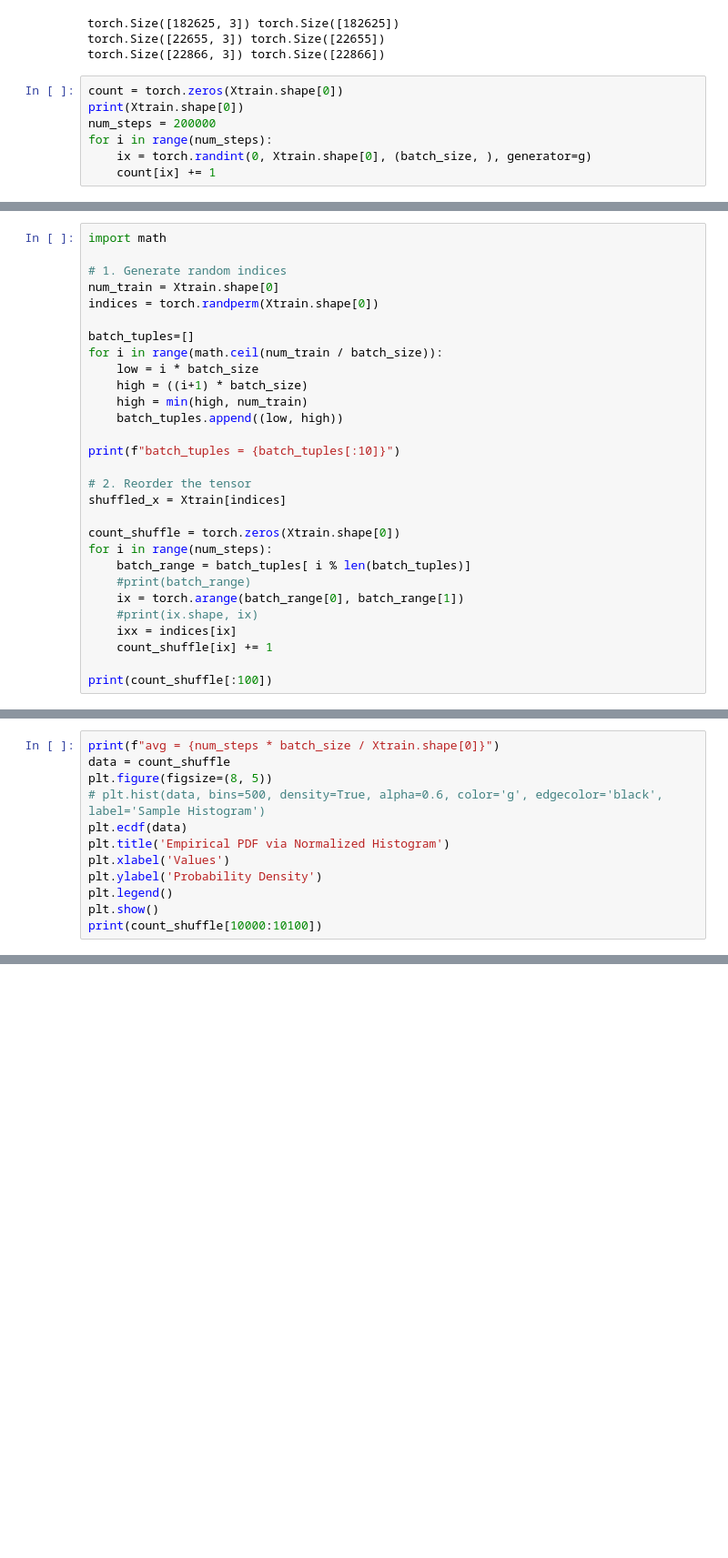
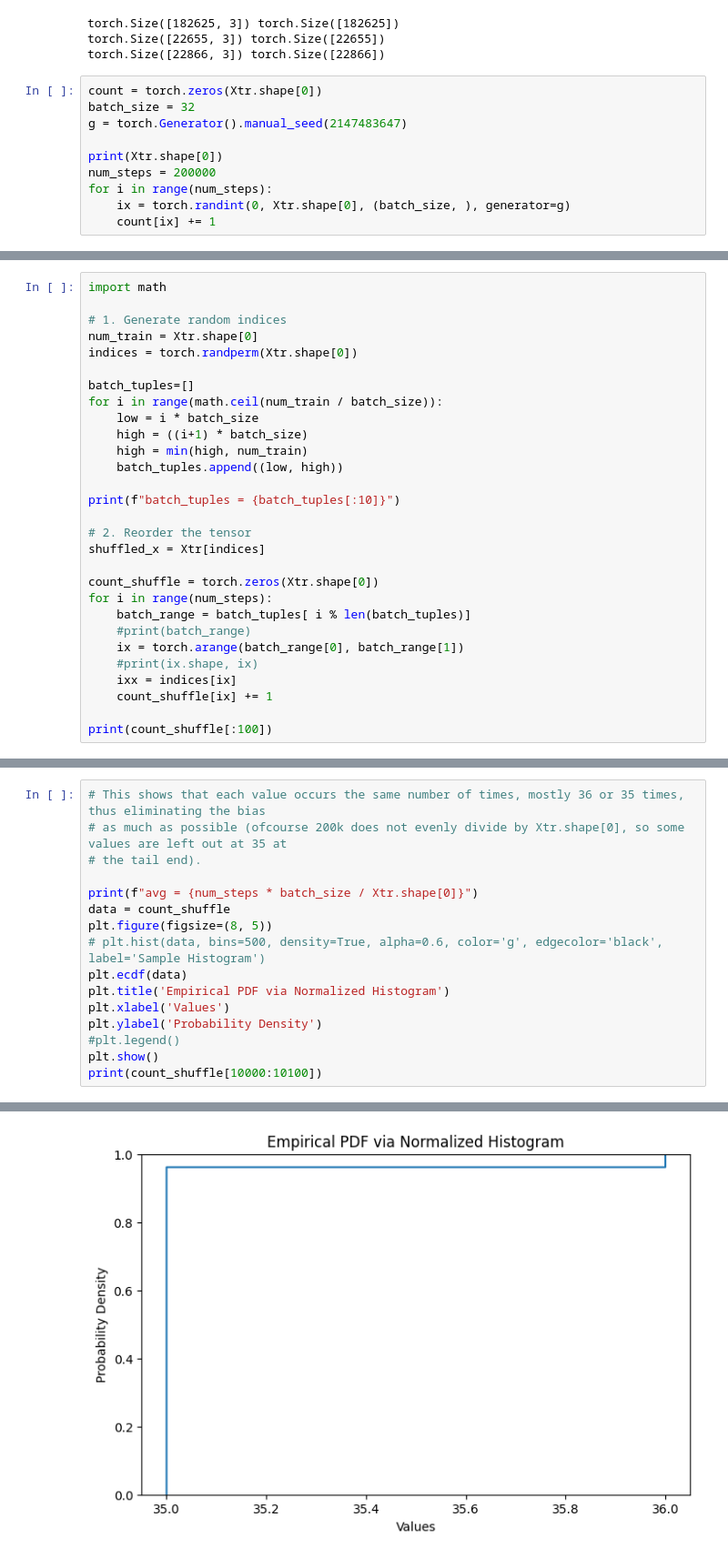
Before and after one commit to nashfn/nashgrad, a Jupyter notebook: nash_makemore_bias_demo.ipynb, the cells around one changed output, grey strips where cells are left out. Shown at 91% size. Cells and saved outputs as stored; diff of their text form; blank space fills up the shorter version.

Commit message:
update with charts

```diff
--- a/nash_makemore_bias_demo.ipynb
+++ b/nash_makemore_bias_demo.ipynb
@@ -62,9 +62,12 @@ torch.Size([182625, 3]) torch.Size([182625])
 torch.Size([22655, 3]) torch.Size([22655])
 torch.Size([22866, 3]) torch.Size([22866])
 # %%
-count = torch.zeros(Xtrain.shape[0])
-print(Xtrain.shape[0])
+count = torch.zeros(Xtr.shape[0])
+batch_size = 32
+g = torch.Generator().manual_seed(2147483647)
+
+print(Xtr.shape[0])
 num_steps = 200000
 for i in range(num_steps):
-    ix = torch.randint(0, Xtrain.shape[0], (batch_size, ), generator=g)
+    ix = torch.randint(0, Xtr.shape[0], (batch_size, ), generator=g)
     count[ix] += 1
@@ -72,8 +77,8 @@ for i in range(num_steps):
 import math
 
 # 1. Generate random indices
-num_train = Xtrain.shape[0]
-indices = torch.randperm(Xtrain.shape[0])
+num_train = Xtr.shape[0]
+indices = torch.randperm(Xtr.shape[0])
 
 batch_tuples=[]
 for i in range(math.ceil(num_train / batch_size)):
@@ -85,9 +90,9 @@ for i in range(math.ceil(num_train / batch_size)):
 print(f"batch_tuples = {batch_tuples[:10]}")
 
 # 2. Reorder the tensor
-shuffled_x = Xtrain[indices]
+shuffled_x = Xtr[indices]
 
-count_shuffle = torch.zeros(Xtrain.shape[0])
+count_shuffle = torch.zeros(Xtr.shape[0])
 for i in range(num_steps):
     batch_range = batch_tuples[ i % len(batch_tuples)]
     #print(batch_range)
@@ -112,5 +141,9 @@ print(count[:100])
 # %%
-print(f"avg = {num_steps * batch_size / Xtrain.shape[0]}")
+# This shows that each value occurs the same number of times, mostly 36 or 35 times, thus eliminating the bias
+# as much as possible (ofcourse 200k does not evenly divide by Xtr.shape[0], so some values are left out at 35 at
+# the tail end).
+
+print(f"avg = {num_steps * batch_size / Xtr.shape[0]}")
 data = count_shuffle
 plt.figure(figsize=(8, 5))
 # plt.hist(data, bins=500, density=True, alpha=0.6, color='g', edgecolor='black', label='Sample Histogram')
@@ -118,6 +151,7 @@ plt.ecdf(data)
 plt.title('Empirical PDF via Normalized Histogram')
 plt.xlabel('Values')
 plt.ylabel('Probability Density')
-plt.legend()
+#plt.legend()
 plt.show()
 print(count_shuffle[10000:10100])
+# %% [output]
@@ -123,0 +159 @@ print(count_shuffle[10000:10100])
+[figure, added]
```
Also changed, not shown: parts of 4 cells of this notebook.
